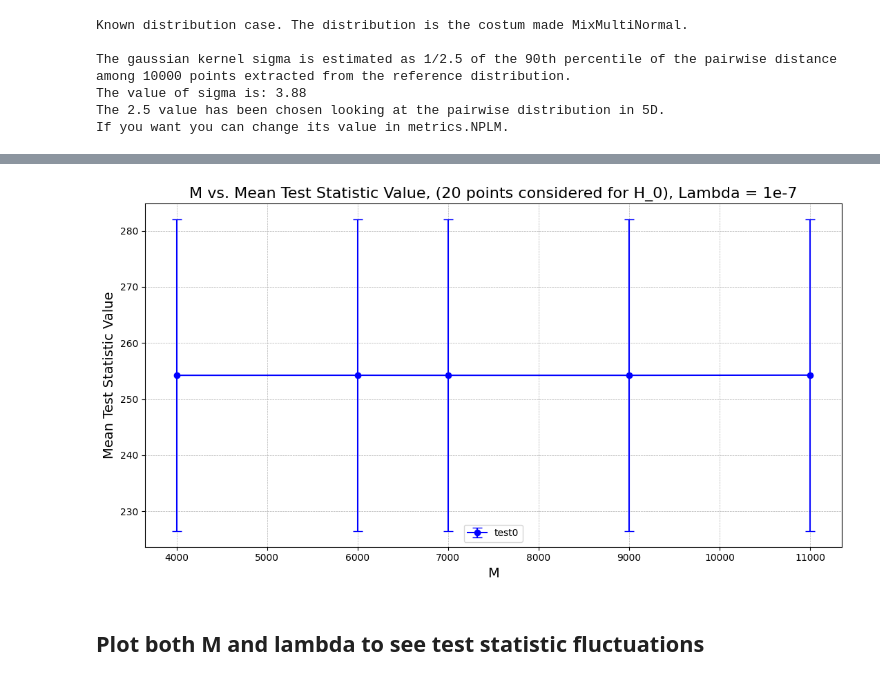
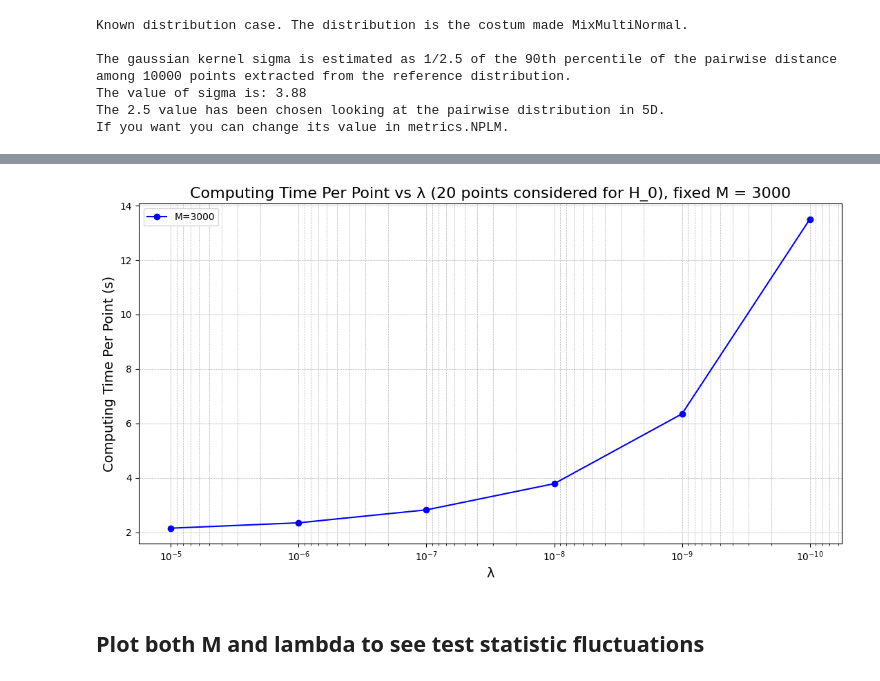
Before and after one commit to TwoSampleTests/NPLM_Parameters_Tuning, a Jupyter notebook: notebooks/Analysis_5D_mixture_50_NPLMPar.ipynb, the cells around one changed output, grey strips where cells are left out. Drawn from its saved outputs; the diff is of its cells as text; code cells hidden in the pictures.

```diff
--- a/notebooks/Analysis_5D_mixture_50_NPLMPar.ipynb
+++ b/notebooks/Analysis_5D_mixture_50_NPLMPar.ipynb
@@ -711,17 +316,0 @@ M = 7000
-# %%
-lam_list = [1e-6, 1e-7, 1e-8, 1e-9]
-
-nplm_objects = {}
-
-for i, lam in enumerate(lam_list):
-    nplm_objects[f"NPLMMetric_{i}"] = GMetrics.NPLMMetric(TwoSampleTestInputs,
-                                      progress_bar = True,
-                                      verbose = True,
-                                      M = 7000,
-                                      lam = lam,
-                                      iter_list = 1000000,
-                                      flk_sigma = flk_sigma,
-                                      weight = 1)
-    print(f"lam value for NPLMMetric_{i} is: {nplm_objects[f'NPLMMetric_{i}'].nplm_kwargs.get('lam')}")
-
-print(nplm_objects)
@@ -960,67 +317,36 @@ Test0 -> Average test statistic value for lambda = 1e-7 varying M: [254.23579982
 # %%
-# test_names = ["test0", "test1", "test2", "test3"]
-test_names = ["test0"]
-name = "nplm"
-null_hp_times = {}
-metric_values = {}
+file = null_hypotheses_dir + f"Computing_time_vs_lambda.json"
 
-for test_name in test_names:
-    file = null_hypotheses_dir + f"test_stat_opt_lambda.json"
+if os.path.exists(file):
+    print(f"File {file} already exists. Loading existing results.")
+    with open(file, "r") as f:
+        results = json.load(f)
+    lam_list = [entry["lambda"] for entry in results]
+    lam_list = np.array(lam_list)
+    null_hp_times = [entry["computing_time"] for entry in results]
+    null_hp_times = np.array(null_hp_times)
+    metric_values = [entry["metric_list"] for entry in results]
+    metric_values = np.array(metric_values)
 
-    if os.path.exists(file):
-        print(f"File {file} already exists. Loading existing results for {test_name}...")
-        with open(file, "r") as f:
-            results = json.load(f)
-        M_list = [entry["M"] for entry in results]
-        null_hp_times[test_name] = [entry["computing_time"] for entry in results]
-        null_hp_times[test_name] = np.array(null_hp_times[test_name])
-        metric_values[test_name] = [entry["metric_list"] for entry in results]
-        metric_values[test_name] = np.array(metric_values[test_name])
+else:
+    print("The files does not exists.")
 
-
-
-color_list = ['b']
-label_list = ['test0']
-
-avg_test_stat = {}
-std_test_stat = {}
-
-for test_name in test_names:
-    avg_test_stat[test_name] = []
-    std_test_stat[test_name] = []
-    for i, m in enumerate(M_list):
-        avg_test_stat[test_name].append(np.mean(metric_values[test_name][i]))
-        std_test_stat[test_name].append(np.std(metric_values[test_name][i]))
-    print(f"{test_name.capitalize()} -> Average test statistic value for lambda = 1e-7 varying M: {avg_test_stat[test_name]}\n"
-          f" with std: {std_test_stat[test_name]}")
+null_hp_times_per_point = null_hp_times/niter
+print(null_hp_times_per_point)
 
 plt.figure(figsize=(11, 6))
-for i, test_name in enumerate(test_names):
-    plt.errorbar(M_list, avg_test_stat[test_name], std_test_stat[test_name], capsize=5 ,marker='o', linestyle='-', color = color_list[i], label = label_list[i])
+plt.plot(lam_list, null_hp_times_per_point, marker='o', linestyle='-', color = 'b')
 
-plt.xlabel("M", fontsize=14)
-plt.ylabel("Mean Test Statistic Value", fontsize=14)
-plt.title(f"M vs. Mean Test Statistic Value, ({niter} points considered for H_0), Lambda = 1e-7", fontsize=16)
+plt.xscale('log')
+plt.xlabel("λ", fontsize=14)
+plt.ylabel("Computing Time Per Point (s)", fontsize=14)
+plt.title(f"Computing Time Per Point vs λ ({niter} points considered for H_0), fixed M = 3000", fontsize=16)
 plt.grid(True, which="both", linestyle="--", linewidth=0.5)
 plt.tight_layout()
 plt.legend()
 
-plt.savefig(null_hypotheses_dir+"Test_statistic_fluctuations_for_lambda=1e-7.pdf", format="pdf")
+plt.gca().invert_xaxis()
+
+plt.savefig(null_hypotheses_dir+"Computing_time_vs_lambda.pdf", format="pdf")
 plt.show()
-
-
-# mean_time_per_point = sum(null_hp_times_per_point[test_name] for test_name in test_names)/len(test_names)
-# print(mean_time_per_point)
-
-# plt.figure(figsize=(11, 6))
-# plt.plot(M_list, mean_time_per_point, marker='o', linestyle='-', color = 'b', label = 'mean time')
-
-# plt.xlabel("M", fontsize=14)
-# plt.ylabel("Average Computing Time Per Point (s)", fontsize=14)
-# plt.title(f"M vs. Average Computing Time Per Point ({niter} points considered for H_0) for Lambda = 1e-9 over 4 tests", fontsize=16)
-# plt.grid(True, which="both", linestyle="--", linewidth=0.5)
-# plt.tight_layout()
-# plt.legend()
-
-# plt.show()
 # %% [output]
@@ -1030,4 +355,4 @@ Test0 -> Average test statistic value for lambda = 1e-7 varying M: [254.23579982
-[figure, old version]
+[figure, new version]
 # %% [markdown]
 ## Plot both M and lambda to see test statistic fluctuations
 # %%
```
Also changed, not shown: parts of 32 cells of this notebook, 24 other files.
